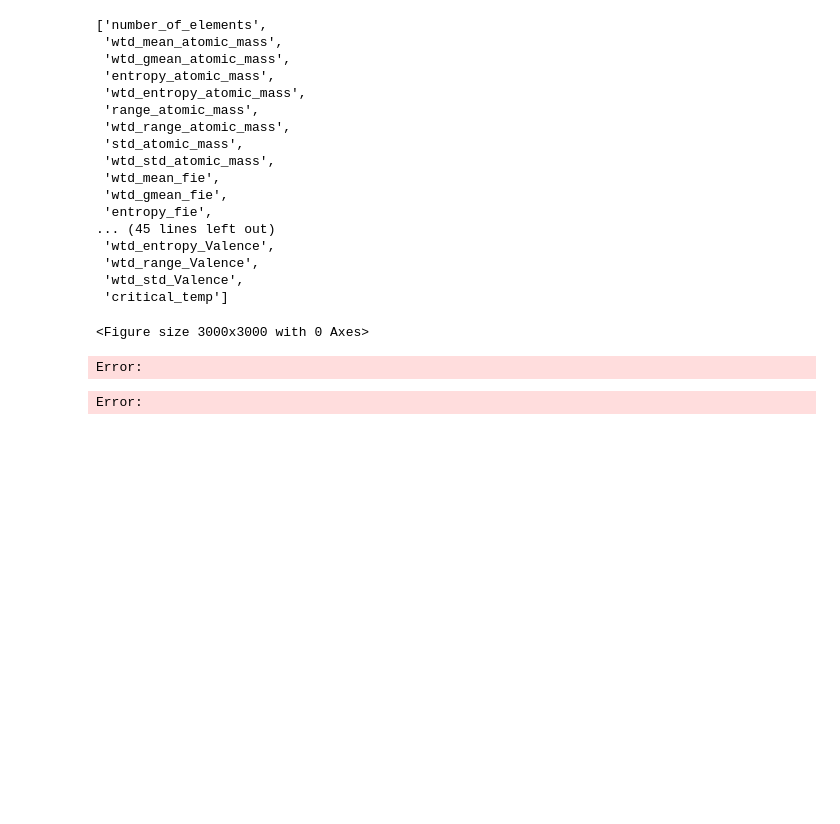
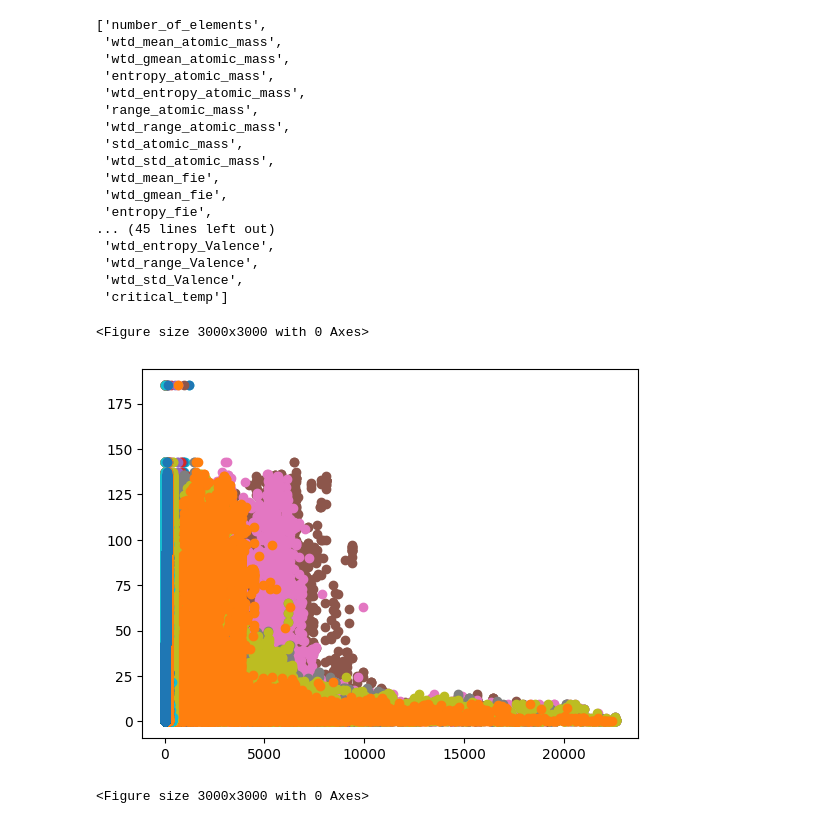
Before and after one commit to pranavr2003/ml_project, a Jupyter notebook: sup_conduct.ipynb, the cells around one changed output. Drawn from its saved outputs; the diff is of its cells as text; code cells hidden in the pictures; blank space fills up the shorter version.

```diff
--- a/sup_conduct.ipynb
+++ b/sup_conduct.ipynb
@@ -232,25 +232,25 @@ collist
 # %%
 # plot a 6x6 subplot of scatter plots between the columns of data and column 'critical_temp'
 
 col_names = list(data.columns)
 
 for i in range(len(col_names)):
 
     try:
         # plt.subplot(10, 6, i+1)
         plt.scatter(data[col_names[i]], data['critical_temp'])
         # plt.figure(figsize=(30, 30))
         # plt.xlabel(f'Col no. {i}')
         # plt.ylabel('critical_temp')
 
     except ValueError:
         break;
 
-# plt.figure(figsize=(30, 30))
+plt.figure(figsize=(30, 30))
 # %% [output]
 <Figure size 3000x3000 with 0 Axes>
+[figure, added]
-Error:
+<Figure size 3000x3000 with 0 Axes>
-Error:
 # %%
 # Importing linear regression from sklearn and splitting 'data' into 0.8 train and 0.2 test
 
```
Also changed, not shown: parts of 2 cells of this notebook.
